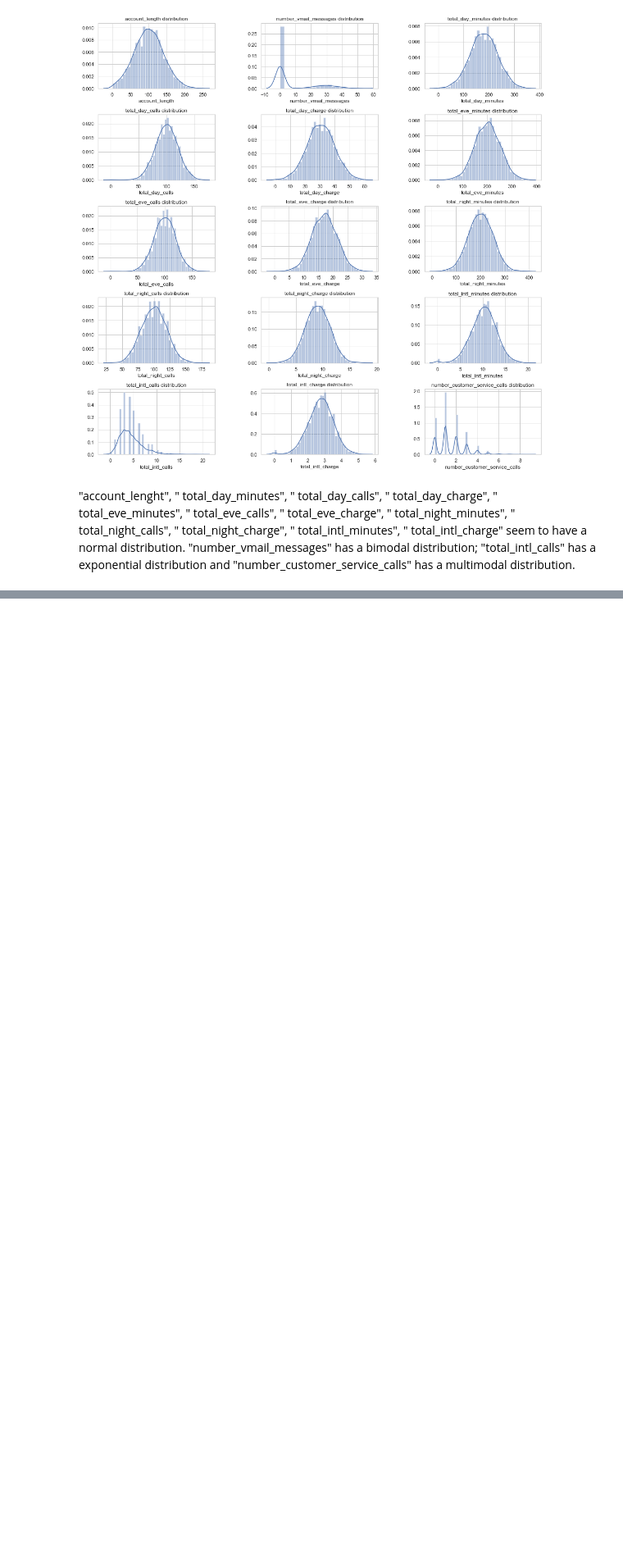
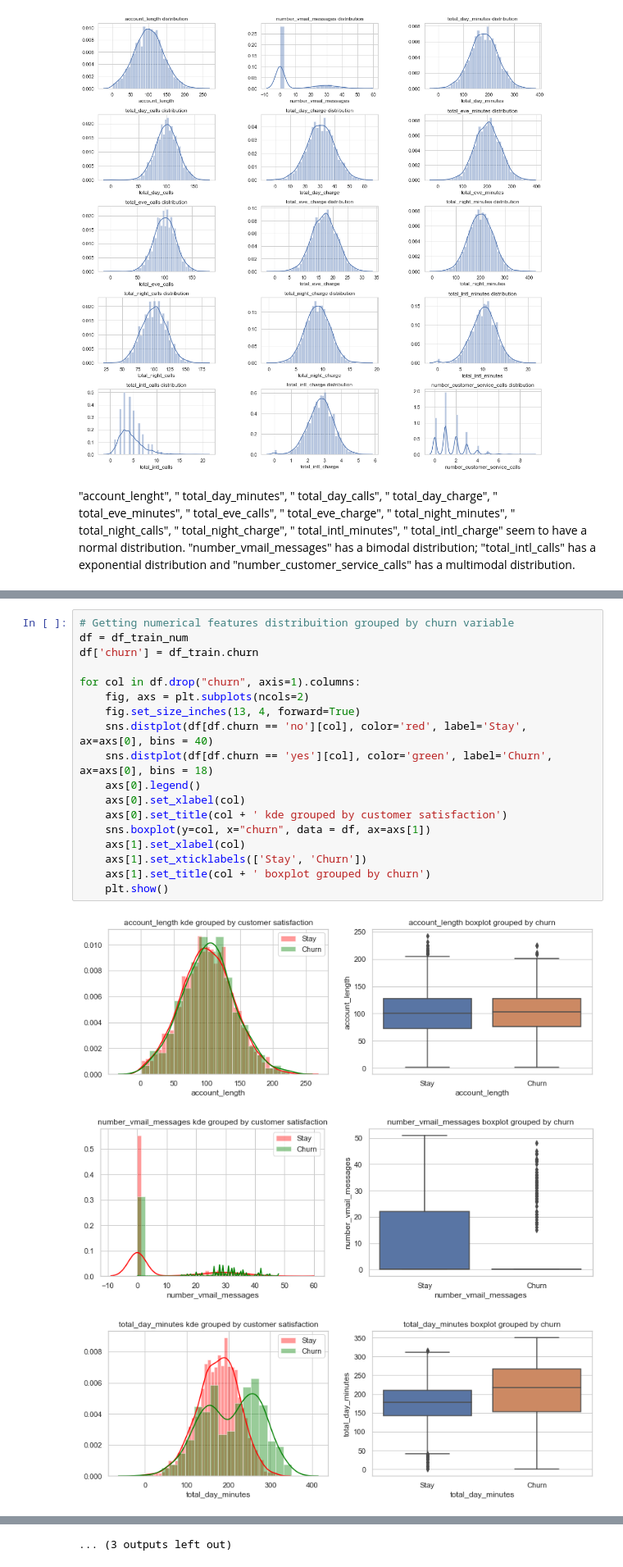
Before and after one commit to naiaraap/Predicting_Customer_Churn_in_Telecommunication_Operators, a Jupyter notebook: Predicting_Customer_Churn_in_Telecom_Operators.ipynb, the cells around one changed output, grey strips where cells are left out. Shown at 82% size. Cells and saved outputs as stored; diff of their text form; blank space fills up the shorter version.

```diff
--- a/Predicting_Customer_Churn_in_Telecom_Operators.ipynb
+++ b/Predicting_Customer_Churn_in_Telecom_Operators.ipynb
@@ -314,0 +357,22 @@ for i in range(5):
+# %%
+# Getting numerical features distribuition grouped by churn variable
+df = df_train_num
+df['churn'] = df_train.churn
+
+for col in df.drop("churn", axis=1).columns:
+    fig, axs = plt.subplots(ncols=2)
+    fig.set_size_inches(13, 4, forward=True)
+    sns.distplot(df[df.churn == 'no'][col], color='red', label='Stay', ax=axs[0], bins = 40)
+    sns.distplot(df[df.churn == 'yes'][col], color='green', label='Churn', ax=axs[0], bins = 18)
+    axs[0].legend()
+    axs[0].set_xlabel(col)
+    axs[0].set_title(col + ' kde grouped by customer satisfaction')
+    sns.boxplot(y=col, x="churn", data = df, ax=axs[1])
+    axs[1].set_xlabel(col)
+    axs[1].set_xticklabels(['Stay', 'Churn'])
+    axs[1].set_title(col + ' boxplot grouped by churn')
+    plt.show()
+# %% [output]
+[figure, added]
+[figure, added]
+[figure, added]
@@ -314,0 +388 @@ for i in range(5):
+... (3 outputs left out)
```
Also changed, not shown: parts of 7 cells of this notebook.
